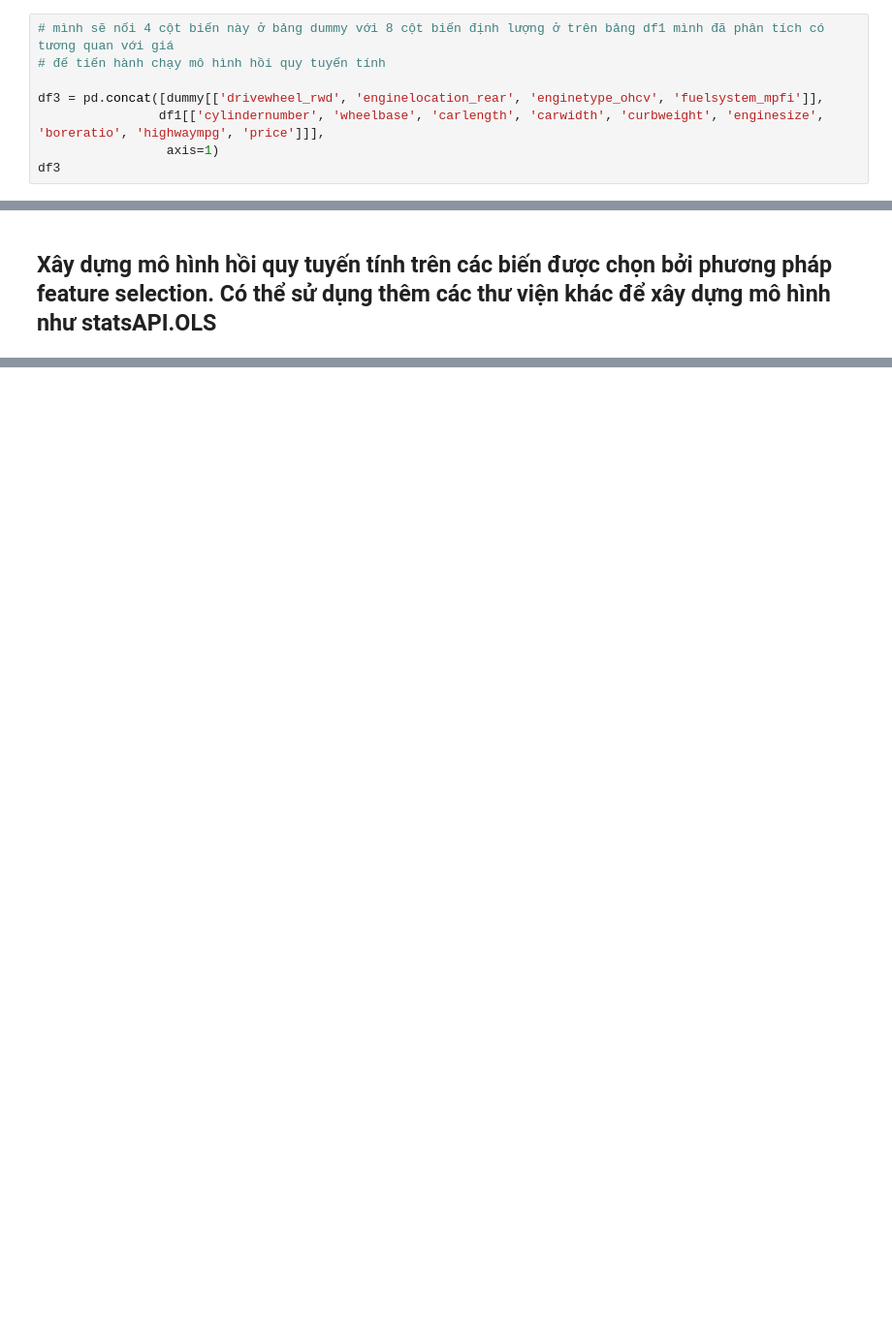
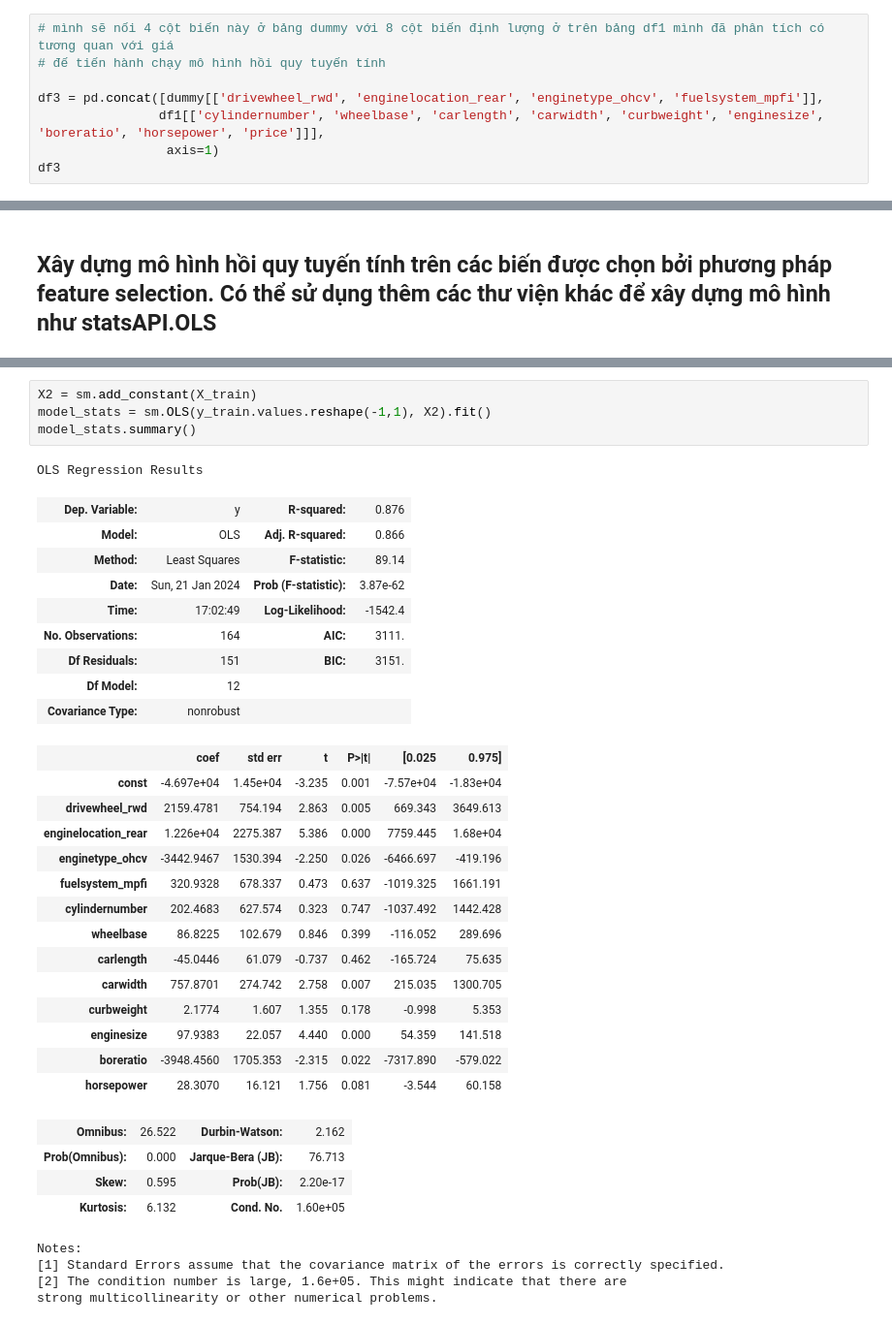
Before and after one commit to ntnqu/DAP2311R1, a Jupyter notebook: Case study/Case_study.ipynb, the cells around one changed output, grey strips where cells are left out. Shown at 97% size. Drawn from its saved outputs; the diff is of its cells as text; blank space fills up the shorter version.

```diff
--- a/Case study/Case_study.ipynb
+++ b/Case study/Case_study.ipynb
@@ -502,7 +562,7 @@ drivewheel_rwd, enginelocation_rear, enginetype_ohcv, fuelsystem_mpfi
 # đế tiến hành chạy mô hình hồi quy tuyến tính
 
 df3 = pd.concat([dummy[['drivewheel_rwd', 'enginelocation_rear', 'enginetype_ohcv', 'fuelsystem_mpfi']],
-                df1[['cylindernumber', 'wheelbase', 'carlength', 'carwidth', 'curbweight', 'enginesize', 'boreratio', 'highwaympg', 'price']]],
+                df1[['cylindernumber', 'wheelbase', 'carlength', 'carwidth', 'curbweight', 'enginesize', 'boreratio', 'horsepower', 'price']]],
                  axis=1)
 df3
 # %% [output]
@@ -583,0 +648,37 @@ chỉ số này  = 0.834 tương đương 83.4%, có thể thấy được mô h
+# %%
+X2 = sm.add_constant(X_train)
+model_stats = sm.OLS(y_train.values.reshape(-1,1), X2).fit()
+model_stats.summary()
+# %% [output]
+OLS Regression Results
+| Dep. Variable: | y | R-squared: | 0.876 |
+| Model: | OLS | Adj. R-squared: | 0.866 |
+| Method: | Least Squares | F-statistic: | 89.14 |
+| Date: | Sun, 21 Jan 2024 | Prob (F-statistic): | 3.87e-62 |
+| Time: | 17:02:49 | Log-Likelihood: | -1542.4 |
+| No. Observations: | 164 | AIC: | 3111. |
+| Df Residuals: | 151 | BIC: | 3151. |
+| Df Model: | 12 |  |  |
+| Covariance Type: | nonrobust |  |  |
+|  | coef | std err | t | P>|t| | [0.025 | 0.975] |
+| const | -4.697e+04 | 1.45e+04 | -3.235 | 0.001 | -7.57e+04 | -1.83e+04 |
+| drivewheel_rwd | 2159.4781 | 754.194 | 2.863 | 0.005 | 669.343 | 3649.613 |
+| enginelocation_rear | 1.226e+04 | 2275.387 | 5.386 | 0.000 | 7759.445 | 1.68e+04 |
+| enginetype_ohcv | -3442.9467 | 1530.394 | -2.250 | 0.026 | -6466.697 | -419.196 |
+| fuelsystem_mpfi | 320.9328 | 678.337 | 0.473 | 0.637 | -1019.325 | 1661.191 |
+| cylindernumber | 202.4683 | 627.574 | 0.323 | 0.747 | -1037.492 | 1442.428 |
+| wheelbase | 86.8225 | 102.679 | 0.846 | 0.399 | -116.052 | 289.696 |
+| carlength | -45.0446 | 61.079 | -0.737 | 0.462 | -165.724 | 75.635 |
+| carwidth | 757.8701 | 274.742 | 2.758 | 0.007 | 215.035 | 1300.705 |
+| curbweight | 2.1774 | 1.607 | 1.355 | 0.178 | -0.998 | 5.353 |
+| enginesize | 97.9383 | 22.057 | 4.440 | 0.000 | 54.359 | 141.518 |
+| boreratio | -3948.4560 | 1705.353 | -2.315 | 0.022 | -7317.890 | -579.022 |
+| horsepower | 28.3070 | 16.121 | 1.756 | 0.081 | -3.544 | 60.158 |
+| Omnibus: | 26.522 | Durbin-Watson: | 2.162 |
+| Prob(Omnibus): | 0.000 | Jarque-Bera (JB): | 76.713 |
+| Skew: | 0.595 | Prob(JB): | 2.20e-17 |
+| Kurtosis: | 6.132 | Cond. No. | 1.60e+05 |
+Notes:
+[1] Standard Errors assume that the covariance matrix of the errors is correctly specified.
+[2] The condition number is large, 1.6e+05. This might indicate that there are
+strong multicollinearity or other numerical problems.
```
Also changed, not shown: parts of 21 cells of this notebook, 4 other files.
